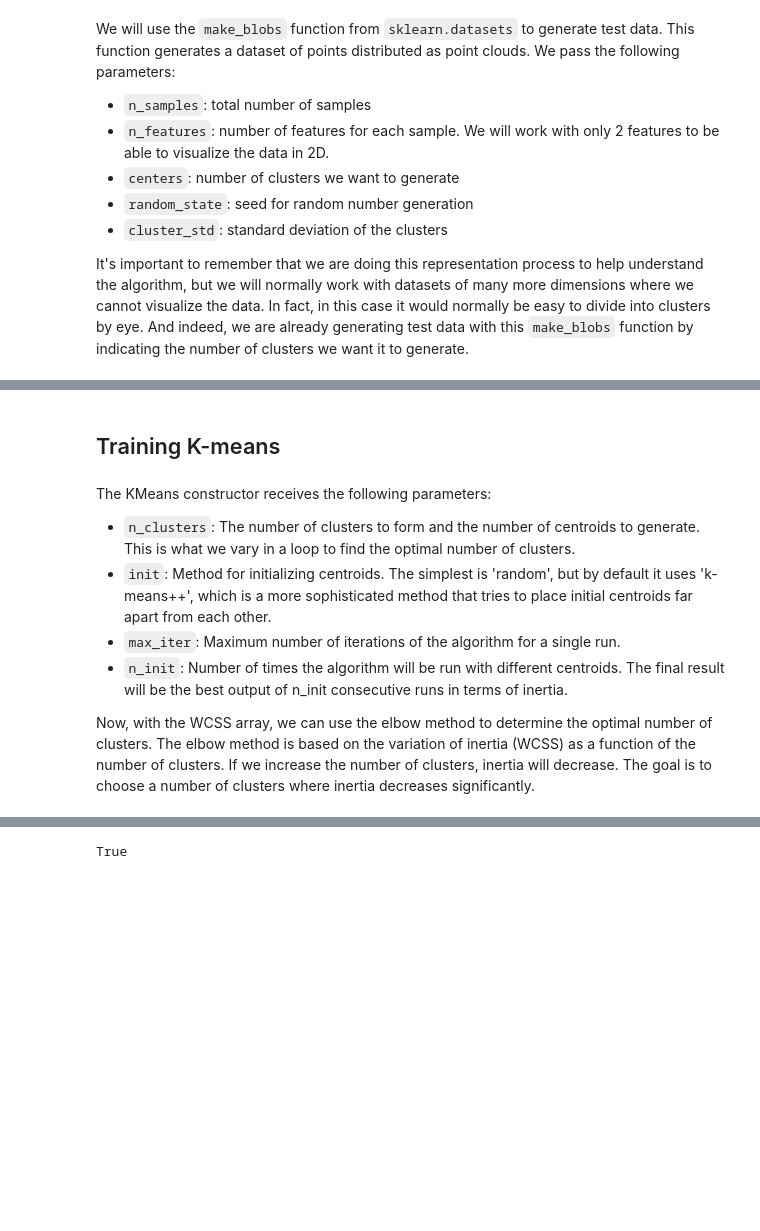
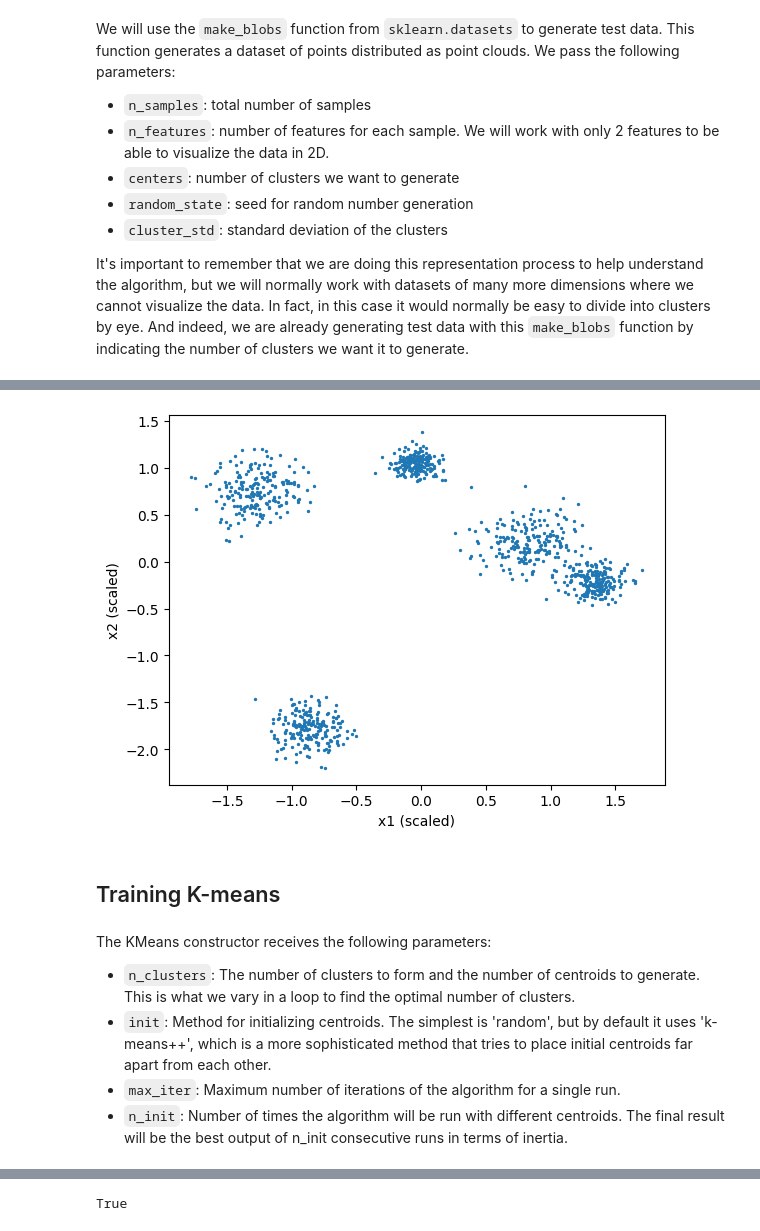
Before and after one commit to avidaldo/ia25, a Jupyter notebook: algorithms/kmeans.ipynb, the cells around one changed output, grey strips where cells are left out. Saved outputs shown, nothing was run; the diff lists cells and outputs as text; code cells hidden in the pictures; blank space fills up the shorter version.

```diff
--- a/algorithms/kmeans.ipynb
+++ b/algorithms/kmeans.ipynb
@@ -49,3 +78,16 @@ plt.show()
+# %%
+from sklearn.preprocessing import StandardScaler
+
+scaler = StandardScaler()
+X_scaled = scaler.fit_transform(X)
+
+# Visualize scaled data
+plt.scatter(X_scaled[:, 0], X_scaled[:, 1], s=2)
+plt.xlabel('x1 (scaled)')
+plt.ylabel('x2 (scaled)')
+plt.show()
+# %% [output]
+[figure, added]
 # %% [markdown]
 ## Training K-means
 # %%
@@ -61,6 +104,4 @@ The KMeans constructor receives the following parameters:
 * `init`: Method for initializing centroids. The simplest is 'random', but by default it uses 'k-means++', which is a more sophisticated method that tries to place initial centroids far apart from each other.
 * `max_iter`: Maximum number of iterations of the algorithm for a single run.
 * `n_init`: Number of times the algorithm will be run with different centroids. The final result will be the best output of n_init consecutive runs in terms of inertia.
-
-Now, with the WCSS array, we can use the elbow method to determine the optimal number of clusters. The elbow method is based on the variation of inertia (WCSS) as a function of the number of clusters. If we increase the number of clusters, inertia will decrease. The goal is to choose a number of clusters where inertia decreases significantly.
 # %% [markdown]
```
Also changed, not shown: parts of 25 cells of this notebook.
